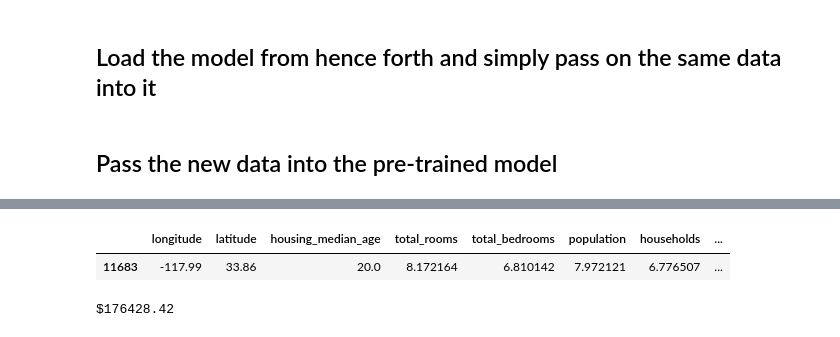
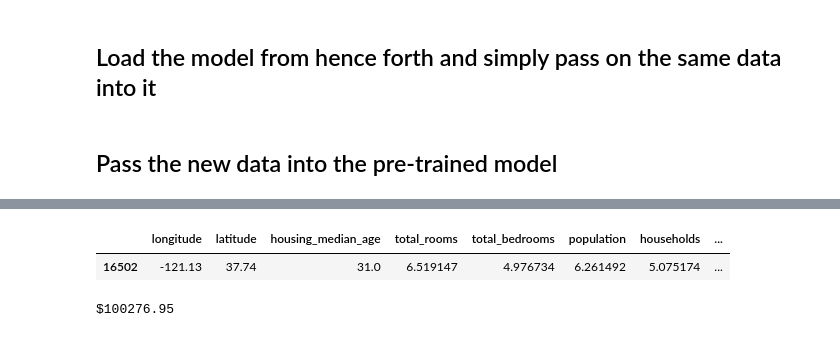
Before and after one commit to thatwonguy/Machine-Learning-House-Price-Prediction, a Jupyter notebook: research.ipynb, the cells around one changed output, grey strips where cells are left out. Drawn from its saved outputs; the diff is of its cells as text; code cells hidden in the pictures.

```diff
--- a/research.ipynb
+++ b/research.ipynb
@@ -570,13 +565,13 @@ data_check
 14303 rows × 16 columns
 # %%
-pretend_new_data2 = X_train[(X_train['longitude'] == -117.99) & (X_train['latitude'] == 33.86)]
+pretend_new_data2 = X_train[(X_train['longitude'] == -121.13) & (X_train['latitude'] == 37.74)]
 pretend_new_data2
 # %% [output]
 |  | longitude | latitude | housing_median_age | total_rooms | total_bedrooms | population | households | ... |
-| 11683 | -117.99 | 33.86 | 20.0 | 8.172164 | 6.810142 | 7.972121 | 6.776507 | ... |
+| 16502 | -121.13 | 37.74 | 31.0 | 6.519147 | 4.976734 | 6.261492 | 5.075174 | ... |
 # %%
 test_result2 = model.predict(pretend_new_data2)
 for i in test_result2:
     print(f"${i:.2f}")
 # %% [output]
-$176428.42
+$100276.95
```
Also changed, not shown: parts of 16 cells of this notebook, 2 other files.
